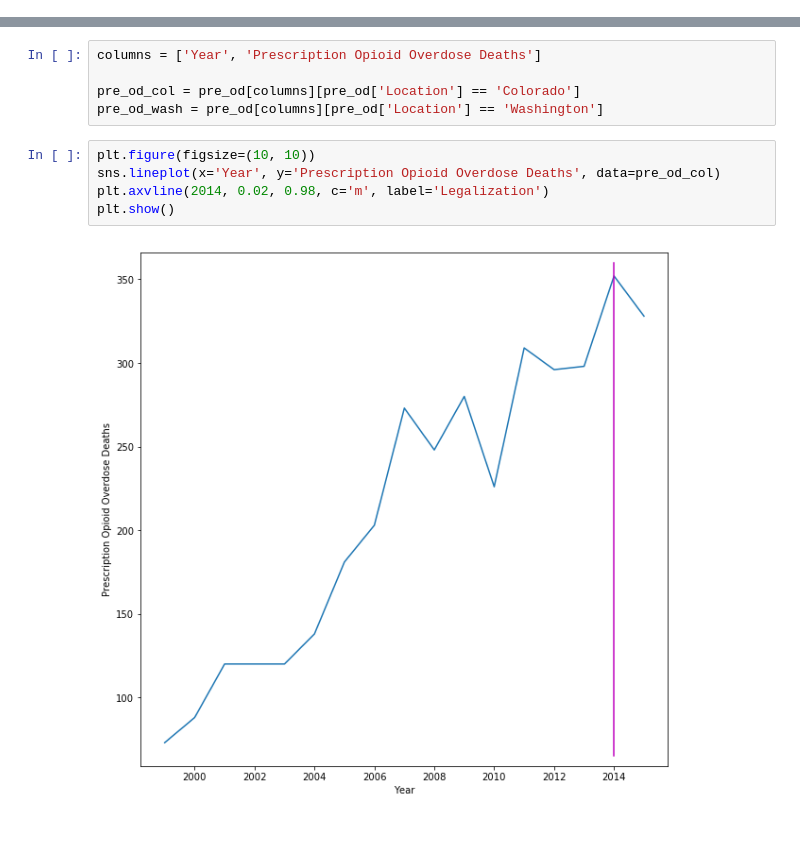
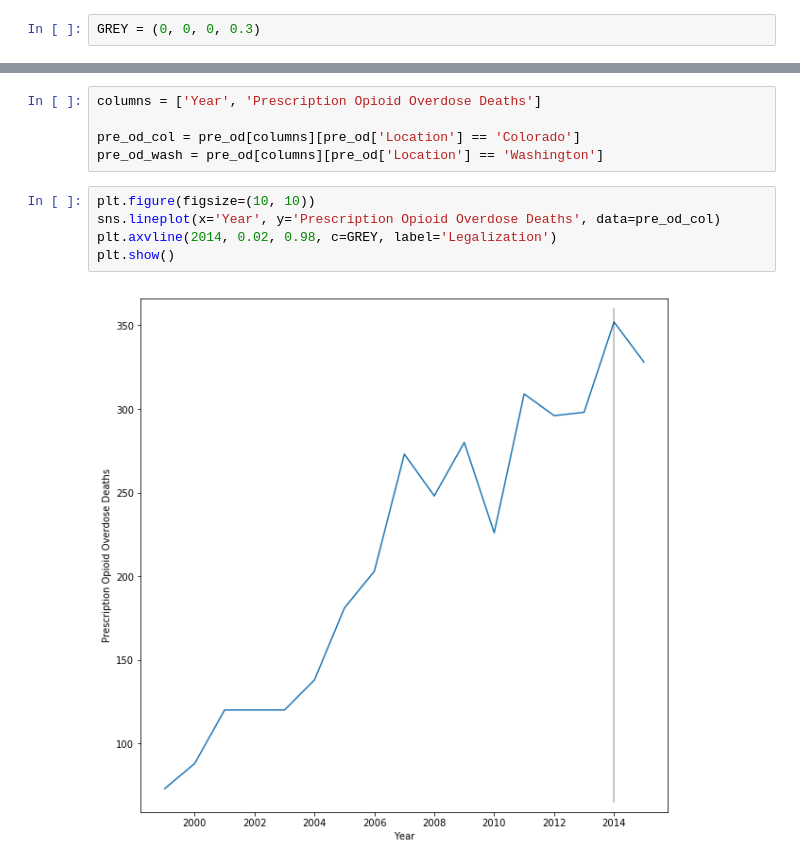
Before and after one commit to displaced-lobster/BDC2019, a Jupyter notebook: Recreational Cannabis.ipynb, the cells around one changed output, grey strips where cells are left out. Drawn from its saved outputs; the diff is of its cells as text; blank space fills up the shorter version.

```diff
--- a/Recreational Cannabis.ipynb
+++ b/Recreational Cannabis.ipynb
@@ -49,2 +53,4 @@ print(overdose_wash.shape)
+# %%
+GREY = (0, 0, 0, 0.3)
 # %%
 plt.figure(figsize=(10, 10))
@@ -120,10 +126,10 @@ pre_od_wash = pre_od[columns][pre_od['Location'] == 'Washington']
 # %%
 plt.figure(figsize=(10, 10))
 sns.lineplot(x='Year', y='Prescription Opioid Overdose Deaths', data=pre_od_col)
-plt.axvline(2014, 0.02, 0.98, c='m', label='Legalization')
+plt.axvline(2014, 0.02, 0.98, c=GREY, label='Legalization')
 plt.show()
 # %% [output]
-[figure, old version]
+[figure, new version]
 # %%
 plt.figure(figsize=(10, 10))
 sns.lineplot(x='Year', y='Prescription Opioid Overdose Deaths', data=pre_od_wash)
```
Also changed, not shown: parts of 10 cells of this notebook.
